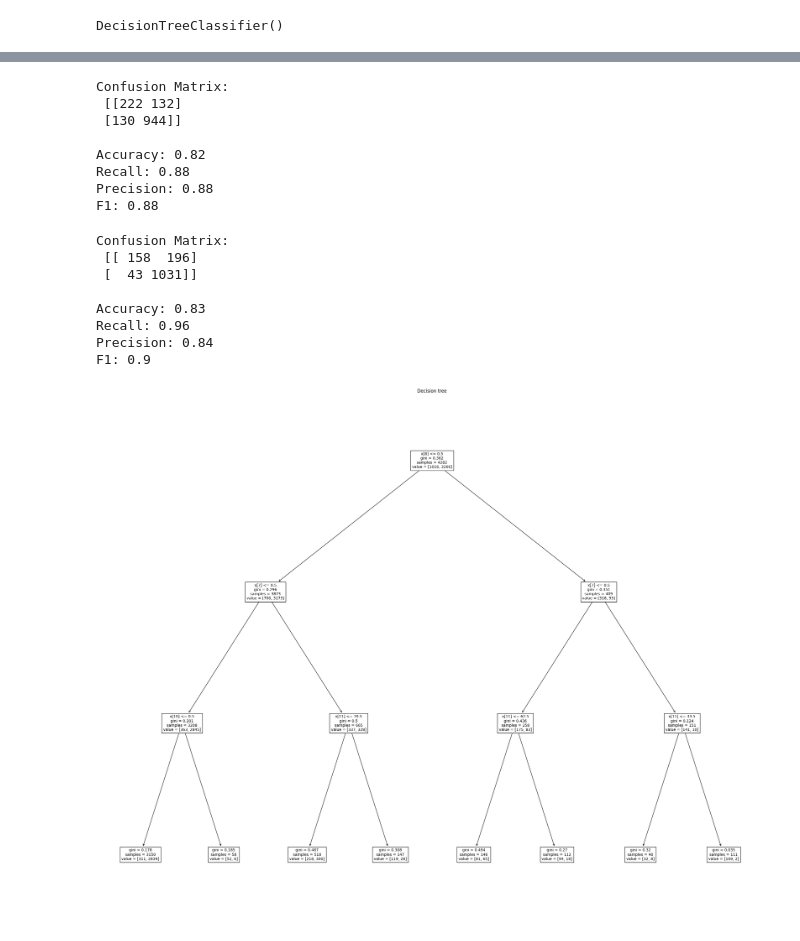
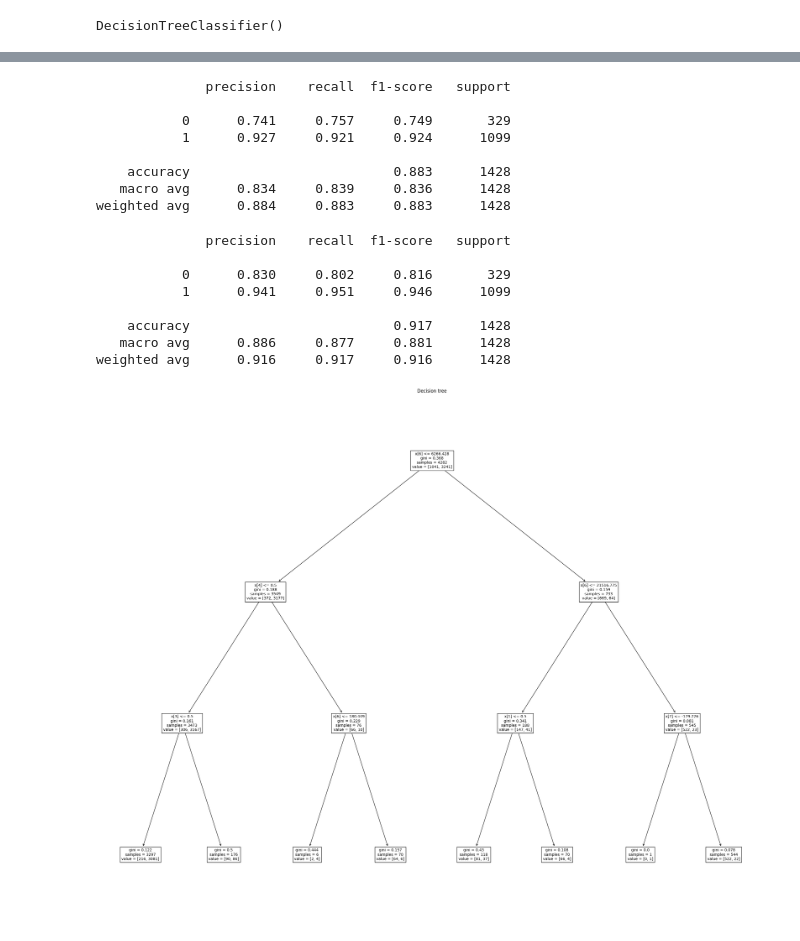
Before and after one commit to sofiapetterssonnn/machine_learning, a Jupyter notebook: Methods/tree_based_methods.ipynb, the cells around one changed output, grey strips where cells are left out. Saved outputs shown, nothing was run; the diff lists cells and outputs as text; code cells hidden in the pictures.

```diff
--- a/Methods/tree_based_methods.ipynb
+++ b/Methods/tree_based_methods.ipynb
@@ -14,9 +18,42 @@ RANDOM_SEED = 42
+# %%
+# Data preprocessing
+
+# Import data from csv file
+data = pd.read_csv("../../machine_learning/siren_data_train.csv", sep=",")
+
+
+# Calculate the distance to nearest horn
+
+list_loc_horn = []
+list_loc_person = []
+list_distance_to_horn = []
+
+x_cor_horn = data["near_x"]
+y_cor_horn = data["near_y"]
+
+x_cor_person = data["xcoor"]
+y_cor_person = data["ycoor"]
+
+for row in range(len(x_cor_horn)):
+    loc_horn = [x_cor_horn[row], y_cor_horn[row]]
+    list_loc_horn.append(loc_horn)
+
+    loc_person = [x_cor_person[row], y_cor_person[row]]
+    list_loc_person.append(loc_person)
+
+for i in range(len(x_cor_horn)):
+
+    coordinate_horn = list_loc_horn[i]
+    coordinate_person = list_loc_person[i]
+    distance_to_horn = math.dist(coordinate_horn,coordinate_person)
+    list_distance_to_horn.append(distance_to_horn)
+
+data["distance to nearest horn"] = list_distance_to_horn
 # %%
-# Import data from csv file
-data = pd.read_csv("../../machine_learning/siren_data_train.csv", sep=",")
 
 # Create X and y
-features = ["near_fid", "near_x", "near_y", "near_angle", "building", "xcoor", "ycoor", "noise", "in_vehicle", "asleep", "no_windows", "age"]
+#features = [ "near_fid", "near_x", "near_y", "near_angle", "building", "xcoor", "ycoor", "noise", "in_vehicle", "asleep", "no_windows", "age"]
+features = ['building','noise','asleep','in_vehicle','no_windows','age','distance to nearest horn','near_angle']
 X = data[features]
 y = data[["heard"]]
 
@@ -50,33 +87,35 @@ def print_performance_metrics(y_true, y_pred):
     print(f"Precision: {precision_score(y_true, y_pred):.2}")
     print(f"F1: {f1_score(y_true, y_pred):.2}")
 
-print_performance_metrics(y_heldout, y_pred)
+#print_performance_metrics(y_heldout, y_pred)
+print(classification_report(y_heldout, y_pred, digits= 3))
 # %% [output]
-Confusion Matrix:
- [[222 132]
- [130 944]]
+              precision    recall  f1-score   support
 
-Accuracy: 0.82
-Recall: 0.88
-Precision: 0.88
-F1: 0.88
+           0      0.741     0.757     0.749       329
+           1      0.927     0.921     0.924      1099
+
+    accuracy                          0.883      1428
+   macro avg      0.834     0.839     0.836      1428
+weighted avg      0.884     0.883     0.883      1428
 # %%
 # Trying parameter value max_depth=3
 
 decision_tree_max_dept_3 = tree.DecisionTreeClassifier(max_depth=3)
 decision_tree_max_dept_3.fit(X_train, y_train)
 
 y_pred = decision_tree_max_dept_3.predict(X_heldout)
-print_performance_metrics(y_heldout, y_pred)
+#print_performance_metrics(y_heldout, y_pred)
 
 plot_tree_custom_size(decision_tree_max_dept_3)
+print(classification_report(y_heldout, y_pred, digits= 3))
 # %% [output]
-Confusion Matrix:
- [[ 158  196]
- [  43 1031]]
+              precision    recall  f1-score   support
 
-Accuracy: 0.83
-Recall: 0.96
-Precision: 0.84
-F1: 0.9
+           0      0.830     0.802     0.816       329
+           1      0.941     0.951     0.946      1099
+
+    accuracy                          0.917      1428
+   macro avg      0.886     0.877     0.881      1428
+weighted avg      0.916     0.917     0.916      1428
-[figure, old version]
+[figure, new version]
```
Also changed, not shown: parts of 8 cells of this notebook.
